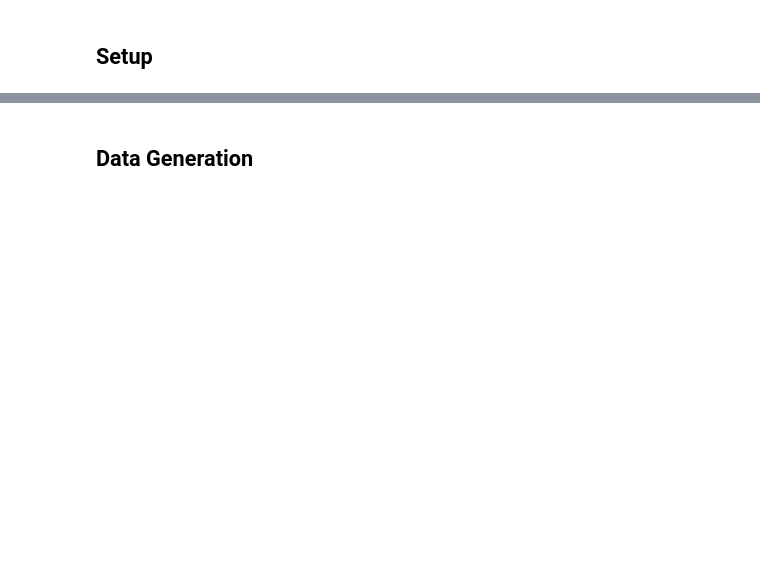
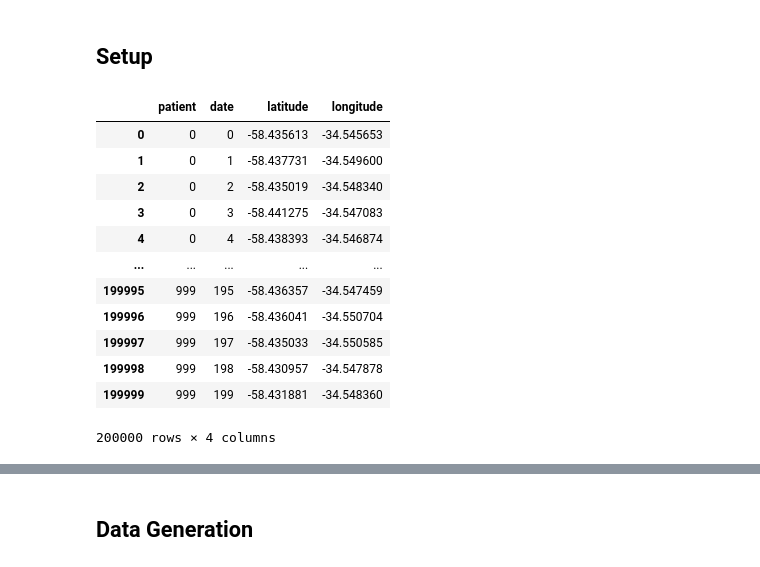
Before and after one commit to milchada/COVID-Argentina, a Jupyter notebook: notebooks/simulation/hmm-sim.ipynb, the cells around one changed output, grey strips where cells are left out. Saved outputs shown, nothing was run; the diff lists cells and outputs as text; code cells hidden in the pictures; blank space fills up the shorter version.

```diff
--- a/notebooks/simulation/hmm-sim.ipynb
+++ b/notebooks/simulation/hmm-sim.ipynb
@@ -7,3 +7,19 @@ sys.path.append(os.path.join("..", ".."))
 import model
 import numpy as np
 import matplotlib.pyplot as plt
+# %%
+sim['location']
+# %% [output]
+|  | patient | date | latitude | longitude |
+| 0 | 0 | 0 | -58.435613 | -34.545653 |
+| 1 | 0 | 1 | -58.437731 | -34.549600 |
+| 2 | 0 | 2 | -58.435019 | -34.548340 |
+| 3 | 0 | 3 | -58.441275 | -34.547083 |
+| 4 | 0 | 4 | -58.438393 | -34.546874 |
+| ... | ... | ... | ... | ... |
+| 199995 | 999 | 195 | -58.436357 | -34.547459 |
+| 199996 | 999 | 196 | -58.436041 | -34.550704 |
+| 199997 | 999 | 197 | -58.435033 | -34.550585 |
+| 199998 | 999 | 198 | -58.430957 | -34.547878 |
+| 199999 | 999 | 199 | -58.431881 | -34.548360 |
+200000 rows × 4 columns
```
Also changed, not shown: parts of 8 cells of this notebook, 11 other files.
